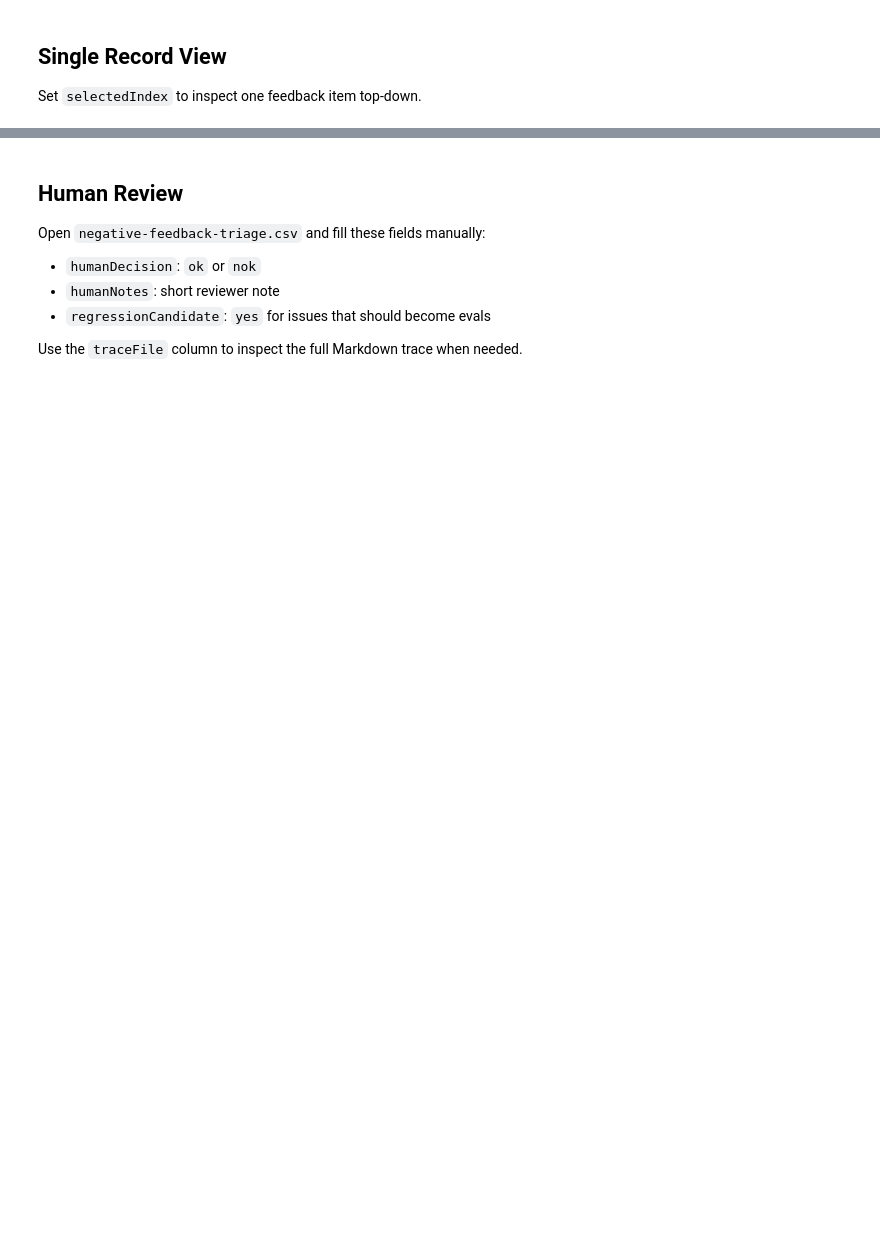
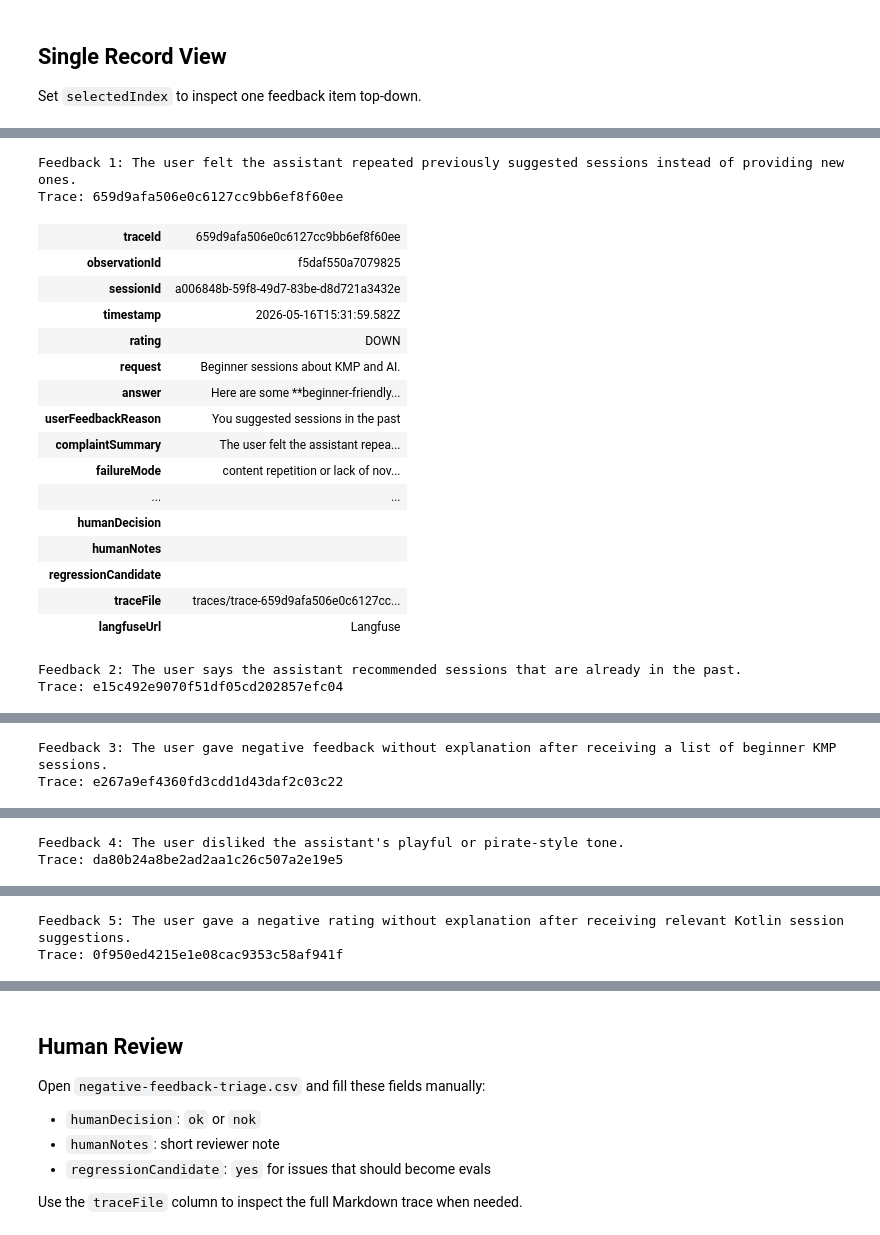
Before and after one commit to upeter/jvm-edd-talk, a Jupyter notebook: spring-ai/src/notebooks/feedback-triage.ipynb, the cells around one changed output, grey strips where cells are left out. Drawn from its saved outputs; the diff is of its cells as text; code cells hidden in the pictures; blank space fills up the shorter version.

Commit message:
add: implement HTML view for displaying all feedback records with structured formatting

```diff
--- a/spring-ai/src/notebooks/feedback-triage.ipynb
+++ b/spring-ai/src/notebooks/feedback-triage.ipynb
@@ -98,0 +103,71 @@ selectedRecord
+# %%
+fun recordHtmlEscape(value: String): String = value
+    .replace("&", "&amp;")
+    .replace("<", "&lt;")
+    .replace(">", "&gt;")
+    .replace("\"", "&quot;")
+
+val recordHtml = buildString {
+    append("""
+        <style>
+          .record-list { text-align: left; }
+          .record-section { border-top: 4px solid #673ab7; margin: 28px 0 36px; padding-top: 14px; }
+          .record-title { margin: 0 0 10px; color: #4527a0; font-size: 18px; font-weight: 700; text-align: left; }
+          .record-subtitle { margin: 0 0 12px; color: #555; font-size: 13px; text-align: left; }
+          .record-table { border-collapse: collapse; width: 100%; font-size: 14px; text-align: left; }
+          .record-table th, .record-table td { border: 1px solid #ddd; padding: 8px; vertical-align: top; }
+          .record-table th { background: #f5f5f5; width: 220px; }
+          .record-table td, .record-table td * { text-align: left !important; }
+          .record-table td { white-space: pre-wrap; direction: ltr; }
+        </style>
+        <div class=\"record-list\">
+    """.trimIndent())
+
+    repeat(triageDf.rowsCount()) { index ->
+        val row = triageDf[index]
+        val request = row["request"]?.toString().orEmpty()
+        val complaint = row["complaintSummary"]?.toString().orEmpty()
+        val title = complaint.ifBlank { request }.take(140)
+        append("<section class='record-section'>")
+        append("<h3 class='record-title'>Feedback ${index + 1}: ${recordHtmlEscape(title)}</h3>")
+        append("<p class='record-subtitle'>Trace: ${recordHtmlEscape(row["traceId"]?.toString().orEmpty())}</p>")
+        append("<table class='record-table'><tbody>")
+
+        triageDf.columnNames().forEach { column ->
+            val rawValue = row[column]?.toString().orEmpty()
+            val value = when (column) {
+                "traceFile" -> "<a href='${recordHtmlEscape(rawValue)}'>${recordHtmlEscape(rawValue)}</a>"
+                "langfuseUrl" -> if (rawValue.isBlank()) "" else "<a href='${recordHtmlEscape(rawValue)}'>Langfuse</a>"
+                else -> recordHtmlEscape(rawValue)
+            }
+            append("<tr><th>${recordHtmlEscape(column)}</th><td>$value</td></tr>")
+        }
+
+        append("</tbody></table></section>")
+    }
+
+    append("</div>")
+}
+
+HTML(recordHtml)
+# %% [output]
+Feedback 1: The user felt the assistant repeated previously suggested sessions instead of providing new ones.
+Trace: 659d9afa506e0c6127cc9bb6ef8f60ee
+| traceId | 659d9afa506e0c6127cc9bb6ef8f60ee |
+| observationId | f5daf550a7079825 |
+| sessionId | a006848b-59f8-49d7-83be-d8d721a3432e |
+| timestamp | 2026-05-16T15:31:59.582Z |
+| rating | DOWN |
+| request | Beginner sessions about KMP and AI. |
+| answer | Here are some **beginner-friendly... |
+| userFeedbackReason | You suggested sessions in the past |
+| complaintSummary | The user felt the assistant repea... |
+| failureMode | content repetition or lack of nov... |
+| ... | ... |
+| humanDecision |  |
+| humanNotes |  |
+| regressionCandidate |  |
+| traceFile | traces/trace-659d9afa506e0c6127cc... |
+| langfuseUrl | Langfuse |
+Feedback 2: The user says the assistant recommended sessions that are already in the past.
+Trace: e15c492e9070f51df05cd202857efc04
@@ -98,0 +190,2 @@ selectedRecord
+Feedback 3: The user gave negative feedback without explanation after receiving a list of beginner KMP sessions.
+Trace: e267a9ef4360fd3cdd1d43daf2c03c22
@@ -98,0 +208,2 @@ selectedRecord
+Feedback 4: The user disliked the assistant's playful or pirate-style tone.
+Trace: da80b24a8be2ad2aa1c26c507a2e19e5
@@ -98,0 +226,2 @@ selectedRecord
+Feedback 5: The user gave a negative rating without explanation after receiving relevant Kotlin session suggestions.
+Trace: 0f950ed4215e1e08cac9353c58af941f
```
Also changed, not shown: parts of 2 cells of this notebook.
